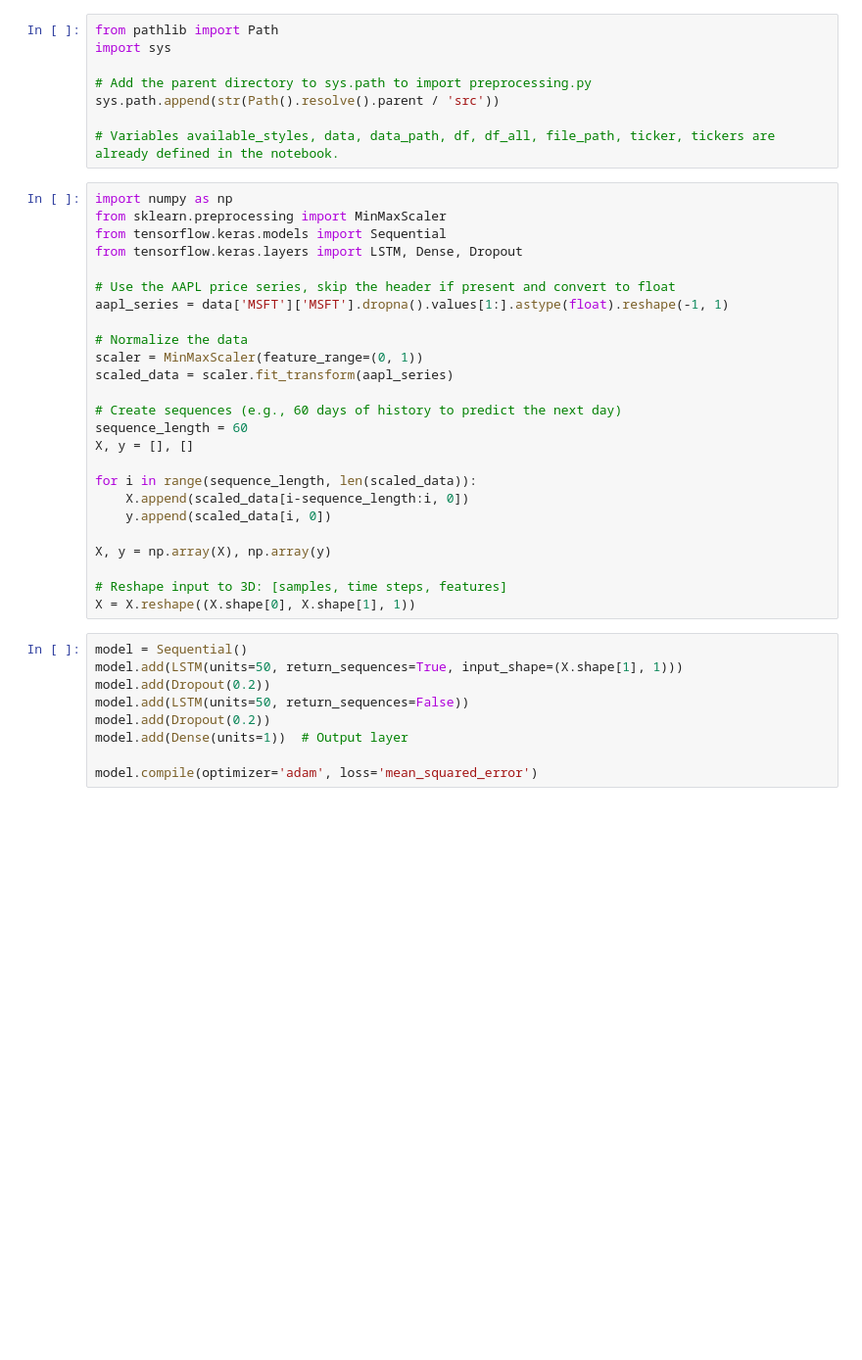
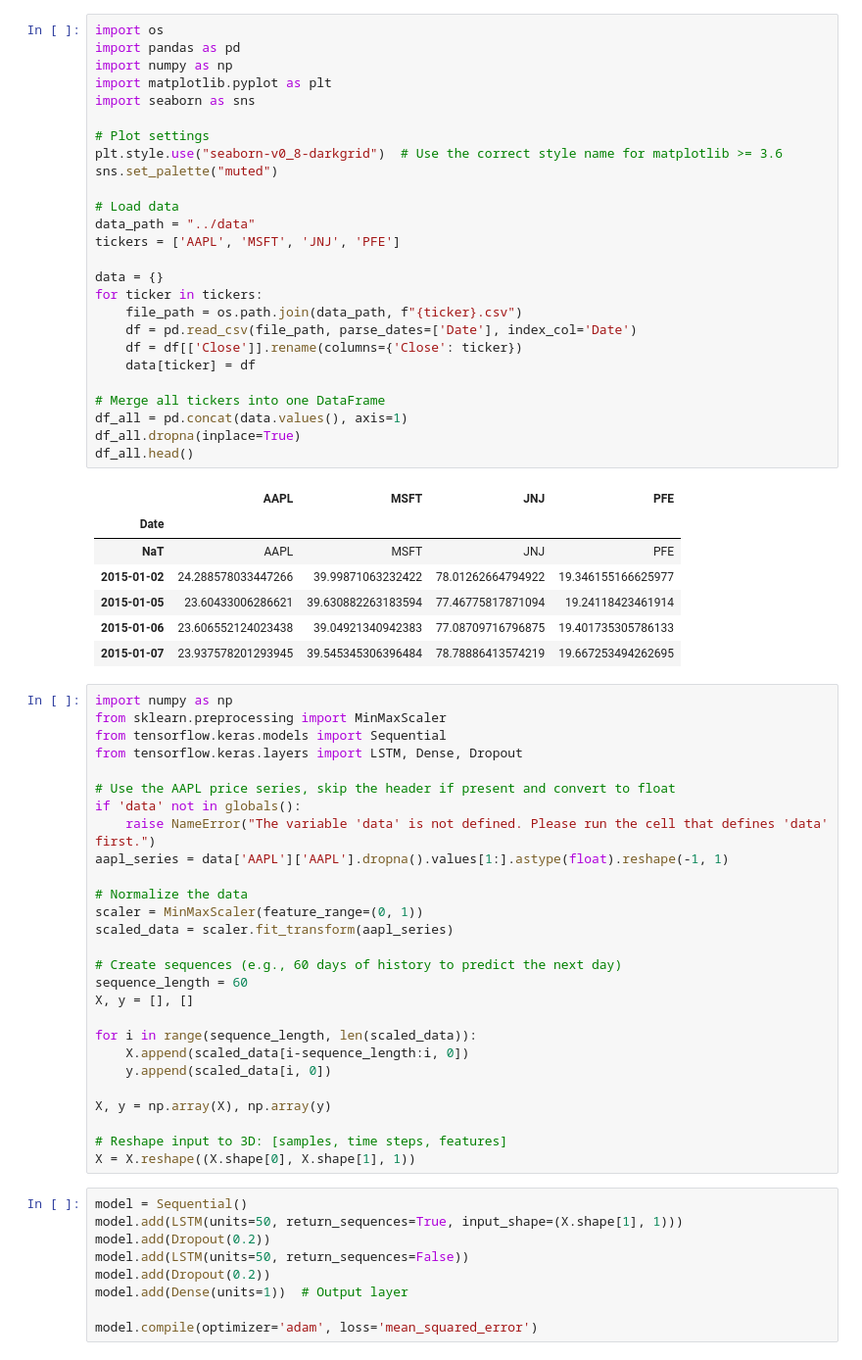
Before and after one commit to geoff-raymann/stock-forecasting-strategy, a Jupyter notebook: notebooks/04_lstm_forecast.ipynb, the cells around one changed output. Shown at 98% size. Drawn from its saved outputs; the diff is of its cells as text; blank space fills up the shorter version.

```diff
--- a/notebooks/04_lstm_forecast.ipynb
+++ b/notebooks/04_lstm_forecast.ipynb
@@ -1,11 +1,37 @@
 # %%
-from pathlib import Path
-import sys
+import os
+import pandas as pd
+import numpy as np
+import matplotlib.pyplot as plt
+import seaborn as sns
 
-# Add the parent directory to sys.path to import preprocessing.py
-sys.path.append(str(Path().resolve().parent / 'src'))
+# Plot settings
+plt.style.use("seaborn-v0_8-darkgrid")  # Use the correct style name for matplotlib >= 3.6
+sns.set_palette("muted")
 
-# Variables available_styles, data, data_path, df, df_all, file_path, ticker, tickers are already defined in the notebook.
+# Load data
+data_path = "../data"
+tickers = ['AAPL', 'MSFT', 'JNJ', 'PFE']
+
+data = {}
+for ticker in tickers:
+    file_path = os.path.join(data_path, f"{ticker}.csv")
+    df = pd.read_csv(file_path, parse_dates=['Date'], index_col='Date')
+    df = df[['Close']].rename(columns={'Close': ticker})
+    data[ticker] = df
+
+# Merge all tickers into one DataFrame
+df_all = pd.concat(data.values(), axis=1)
+df_all.dropna(inplace=True)
+df_all.head()
+# %% [output]
+|  | AAPL | MSFT | JNJ | PFE |
+| Date |  |  |  |  |
+| NaT | AAPL | MSFT | JNJ | PFE |
+| 2015-01-02 | 24.288578033447266 | 39.99871063232422 | 78.01262664794922 | 19.346155166625977 |
+| 2015-01-05 | 23.60433006286621 | 39.630882263183594 | 77.46775817871094 | 19.24118423461914 |
+| 2015-01-06 | 23.606552124023438 | 39.04921340942383 | 77.08709716796875 | 19.401735305786133 |
+| 2015-01-07 | 23.937578201293945 | 39.545345306396484 | 78.78886413574219 | 19.667253494262695 |
 # %%
 import numpy as np
 from sklearn.preprocessing import MinMaxScaler
@@ -13,7 +39,9 @@ from tensorflow.keras.models import Sequential
 from tensorflow.keras.layers import LSTM, Dense, Dropout
 
 # Use the AAPL price series, skip the header if present and convert to float
-aapl_series = data['MSFT']['MSFT'].dropna().values[1:].astype(float).reshape(-1, 1)
+if 'data' not in globals():
+    raise NameError("The variable 'data' is not defined. Please run the cell that defines 'data' first.")
+aapl_series = data['AAPL']['AAPL'].dropna().values[1:].astype(float).reshape(-1, 1)
 
 # Normalize the data
 scaler = MinMaxScaler(feature_range=(0, 1))
```
Also changed, not shown: parts of 3 cells of this notebook, 18 other files.
